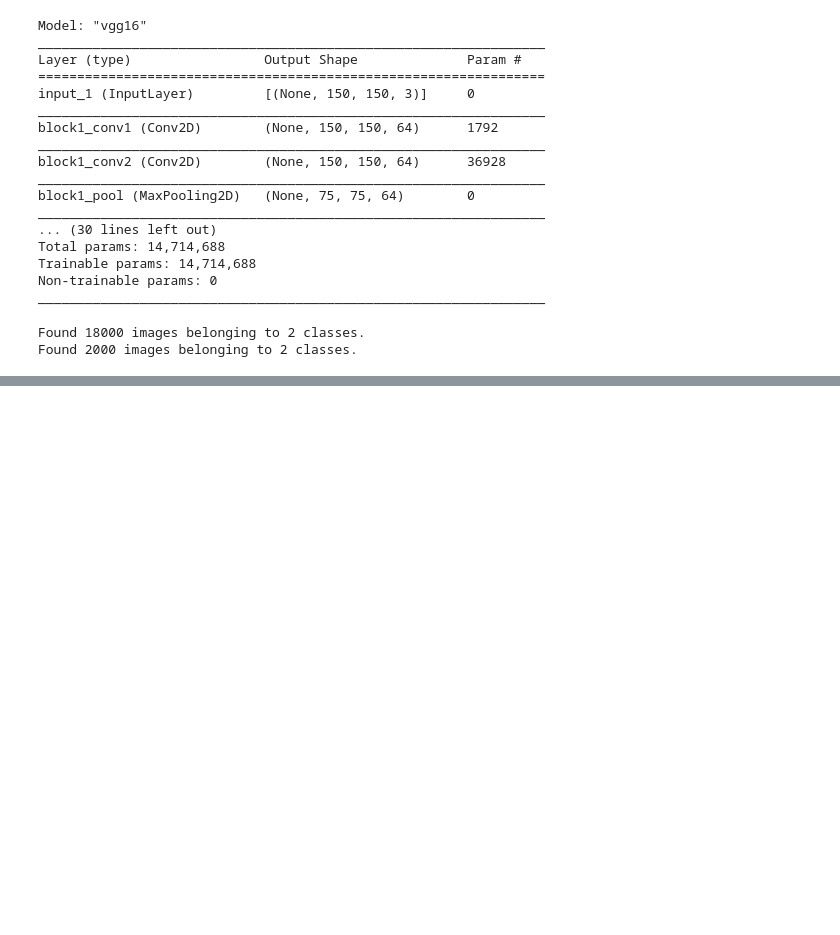
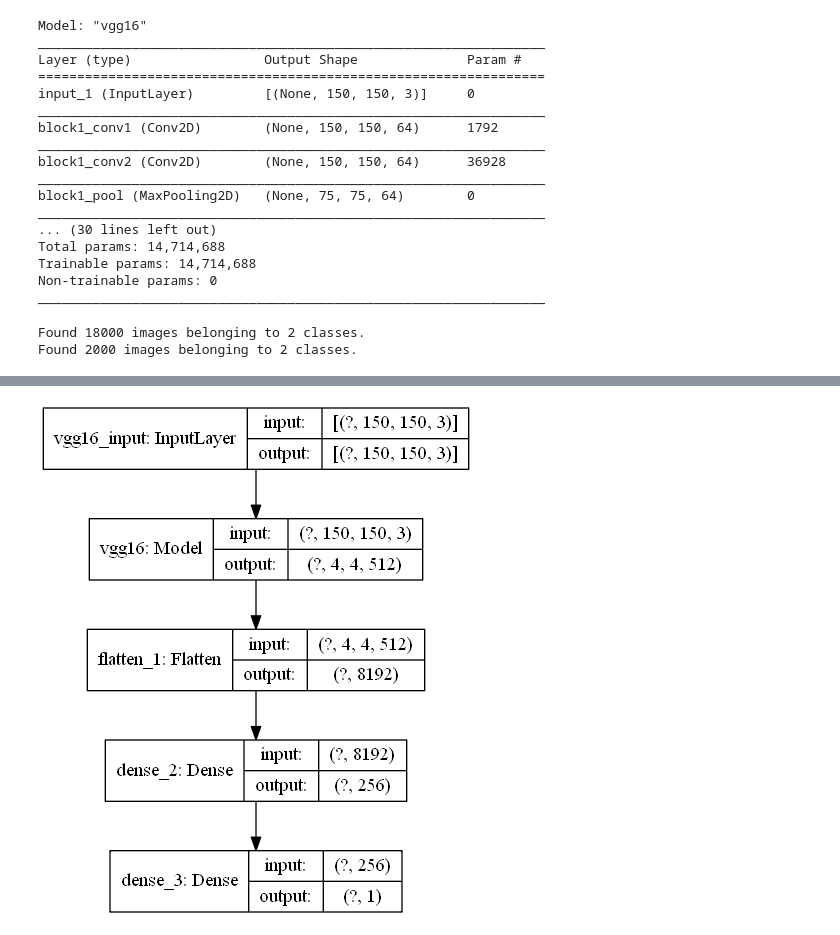
Before and after one commit to wiktorlazarski/Doggos-vs-Cattos, a Jupyter notebook: ConvNet.ipynb, the cells around one changed output, grey strips where cells are left out. Drawn from its saved outputs; the diff is of its cells as text; code cells hidden in the pictures; blank space fills up the shorter version.

```diff
--- a/ConvNet.ipynb
+++ b/ConvNet.ipynb
@@ -288,0 +295,4 @@ Model loss : 0.2227451630309224
+# %%
+plot_model(model, show_shapes=True, show_layer_names=True)
+# %% [output]
+[figure, added]
```
Also changed, not shown: parts of 9 cells of this notebook, 1 other file.
